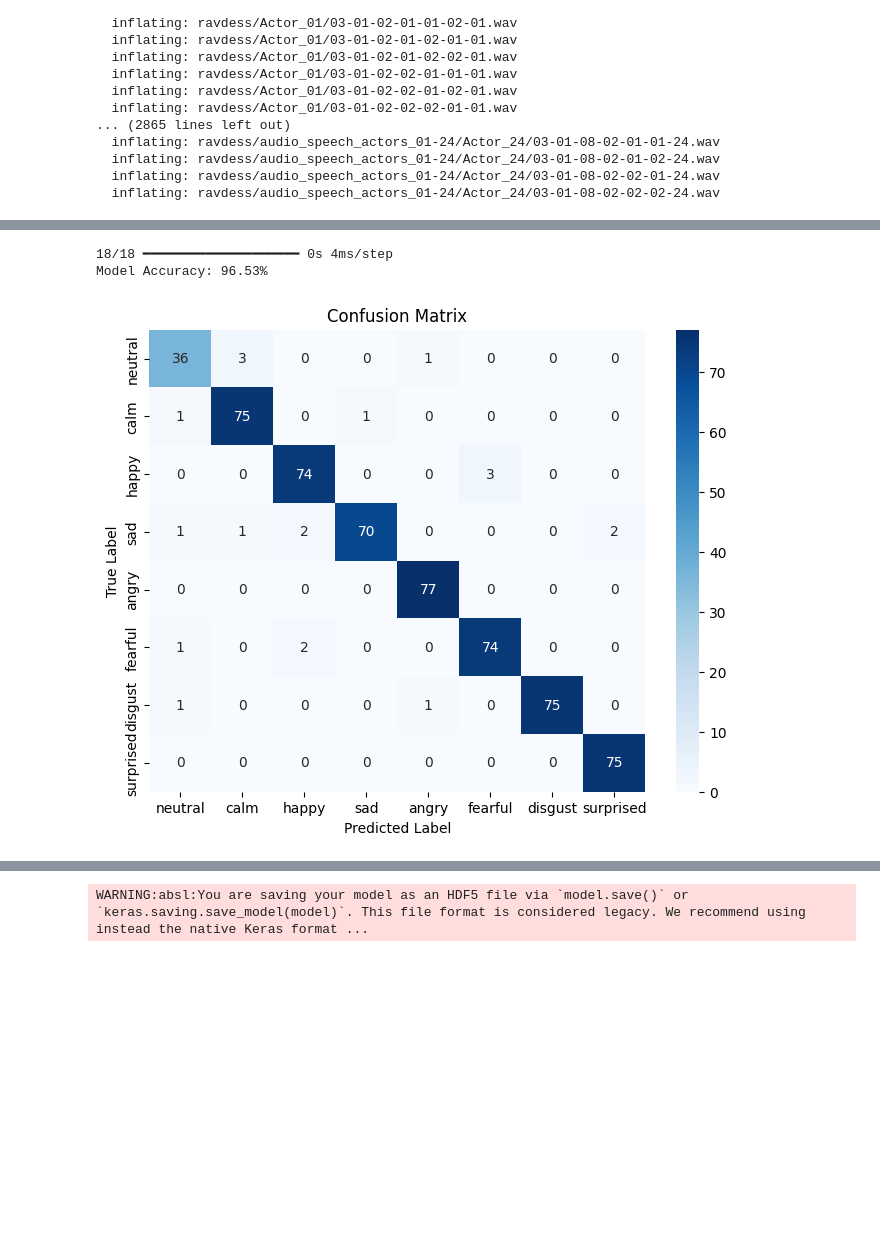
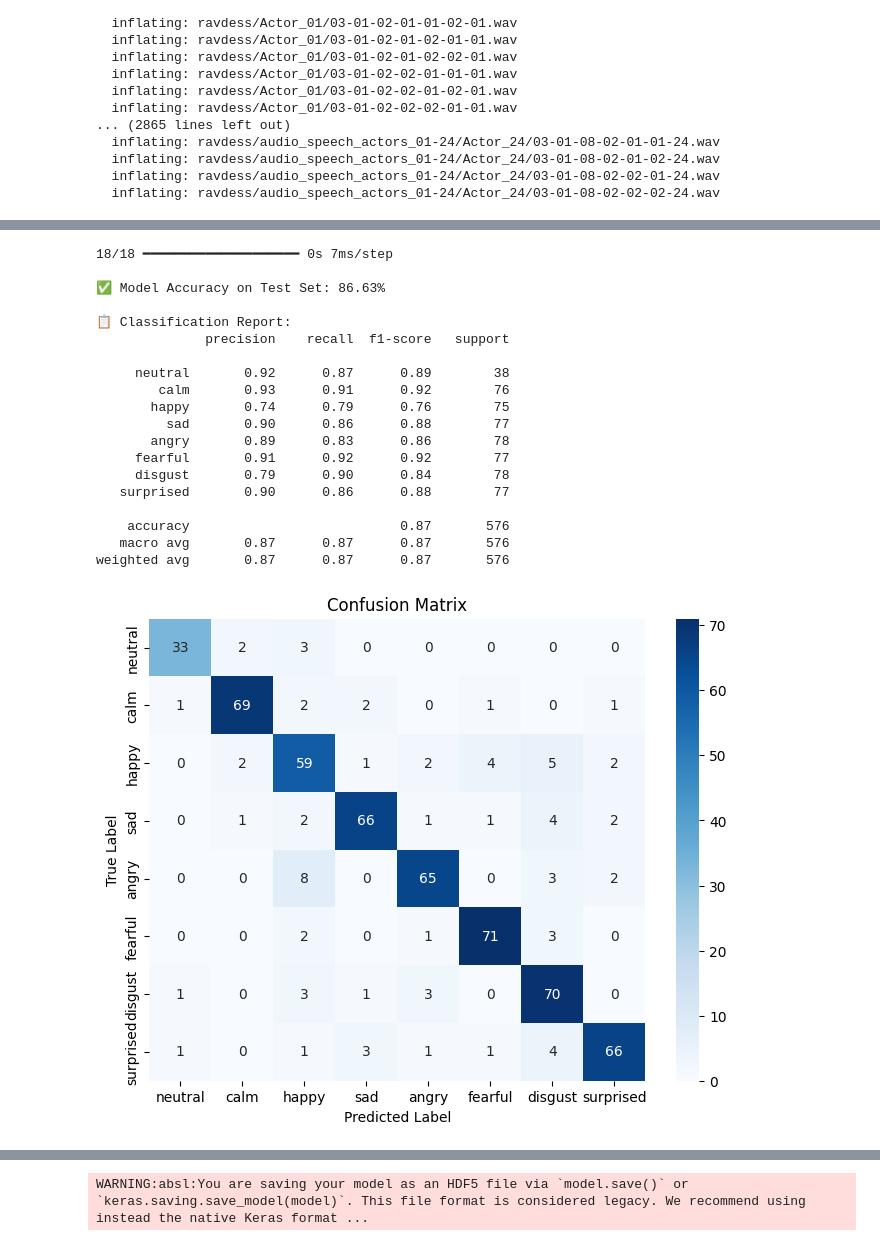
Before and after one commit to aaravbmb/ML-speech-analysis-system, a Jupyter notebook: model_training.ipynb, the cells around one changed output, grey strips where cells are left out. Drawn from its saved outputs; the diff is of its cells as text; code cells hidden in the pictures; blank space fills up the shorter version.

```diff
--- a/model_training.ipynb
+++ b/model_training.ipynb
@@ -74,9 +77,0 @@ def extract_mfcc(wav_file_name):
-# %%
-# Loading RADVESS Speech Data
-radvess_speech_labels = []
-radvess_speech_data = []
-for dirname, _, filenmames in os.walk('/content/ravdess/'):
-  for filename in filenmames:
-    radvess_speech_labels.append(int(filename[7:8]) - 1)
-    wav_file_name = os.path.join(dirname, filename)
-    radvess_speech_data.append(extract_mfcc(wav_file_name))
@@ -83,12 +96,16 @@ for dirname, _, filenmames in os.walk('/content/ravdess/'):
 # %%
+import numpy as np
+from tensorflow.keras.utils import to_categorical
+from sklearn.preprocessing import StandardScaler
+
 # Convert data and labels to arrays
 radvess_speech_data_array = np.array(radvess_speech_data)
 radvess_speech_labels_array = np.array(radvess_speech_labels)
 
-# Create categorical labels FIRST before augmenting
+# Create categorical labels
 labels_categorical = to_categorical(radvess_speech_labels_array)
 
-# Data Augmentation Functions
+# --- Data Augmentation Functions ---
 def add_noise(data, noise_level=0.02):
     return data + noise_level * np.random.randn(len(data))
 
@@ -98,14 +115,13 @@ def shift_time(data, shift_max=5):
 
 # Apply augmentation
 augmented_data = [add_noise(x) for x in radvess_speech_data]
-augmented_labels = labels_categorical  # Duplicate labels for augmentation
+augmented_labels = labels_categorical.copy()  # Duplicate labels for augmentation
 
 # Concatenate original and augmented data
 radvess_speech_data_array = np.concatenate((radvess_speech_data_array, np.array(augmented_data)))
-labels_categorical = np.concatenate((labels_categorical, augmented_labels))  # Now this is defined!
+labels_categorical = np.concatenate((labels_categorical, augmented_labels))
 
 # Normalize MFCC features
-from sklearn.preprocessing import StandardScaler
 scaler = StandardScaler()
 radvess_speech_data_array = scaler.fit_transform(radvess_speech_data_array)
 # %%
@@ -205,38 +250,62 @@ plt.show()
 # %%
-from sklearn.metrics import accuracy_score, confusion_matrix
+from sklearn.metrics import accuracy_score, confusion_matrix, classification_report
 import matplotlib.pyplot as plt
 import seaborn as sns
 import numpy as np
 
-# Define the mapping of labels to emotion names (update if needed)
+# Define the mapping of labels to emotion names
 emotions = {
     0: "neutral", 1: "calm", 2: "happy", 3: "sad",
     4: "angry", 5: "fearful", 6: "disgust", 7: "surprised"
 }
 
+# ✅ Correct the test input shape
+x_test_eval = np.expand_dims(radvess_speech_data_array[training_samples+validation_samples:], -1)
+x_test_eval = np.repeat(x_test_eval, 2, axis=-1)
+
 # Get model predictions on the test set
-y_pred = model_A.predict(np.expand_dims(radvess_speech_data_array[training_samples+validation_samples:], -1))
+y_pred = model_A.predict(x_test_eval)
 
 # Convert predictions and actual labels to class indices
 y_pred_classes = np.argmax(y_pred, axis=1)
 y_true_classes = np.argmax(labels_categorical[training_samples+validation_samples:], axis=1)
 
 # Compute accuracy
 accuracy = accuracy_score(y_true_classes, y_pred_classes)
-print(f"Model Accuracy: {accuracy * 100:.2f}%")
+print(f"\n✅ Model Accuracy on Test Set: {accuracy * 100:.2f}%")
 
-# Compute confusion matrix
+# Print classification report
+print("\n📋 Classification Report:")
+print(classification_report(y_true_classes, y_pred_classes, target_names=emotions.values()))
+
+# Compute and plot confusion matrix
 conf_matrix = confusion_matrix(y_true_classes, y_pred_classes)
-
-# Plot confusion matrix
 plt.figure(figsize=(8,6))
-sns.heatmap(conf_matrix, annot=True, fmt='d', cmap='Blues', xticklabels=emotions.values(), yticklabels=emotions.values())
+sns.heatmap(conf_matrix, annot=True, fmt='d', cmap='Blues',
+            xticklabels=emotions.values(), yticklabels=emotions.values())
 plt.xlabel('Predicted Label')
 plt.ylabel('True Label')
 plt.title('Confusion Matrix')
 plt.show()
 # %% [output]
-18/18 ━━━━━━━━━━━━━━━━━━━━ 0s 4ms/step
-Model Accuracy: 96.53%
+18/18 ━━━━━━━━━━━━━━━━━━━━ 0s 7ms/step
+
+✅ Model Accuracy on Test Set: 86.63%
+
+📋 Classification Report:
+              precision    recall  f1-score   support
+
+     neutral       0.92      0.87      0.89        38
+        calm       0.93      0.91      0.92        76
+       happy       0.74      0.79      0.76        75
+         sad       0.90      0.86      0.88        77
+       angry       0.89      0.83      0.86        78
+     fearful       0.91      0.92      0.92        77
+     disgust       0.79      0.90      0.84        78
+   surprised       0.90      0.86      0.88        77
+
+    accuracy                           0.87       576
+   macro avg       0.87      0.87      0.87       576
+weighted avg       0.87      0.87      0.87       576
-[figure, old version]
+[figure, new version]
 # %%
```
Also changed, not shown: parts of 10 cells of this notebook.
